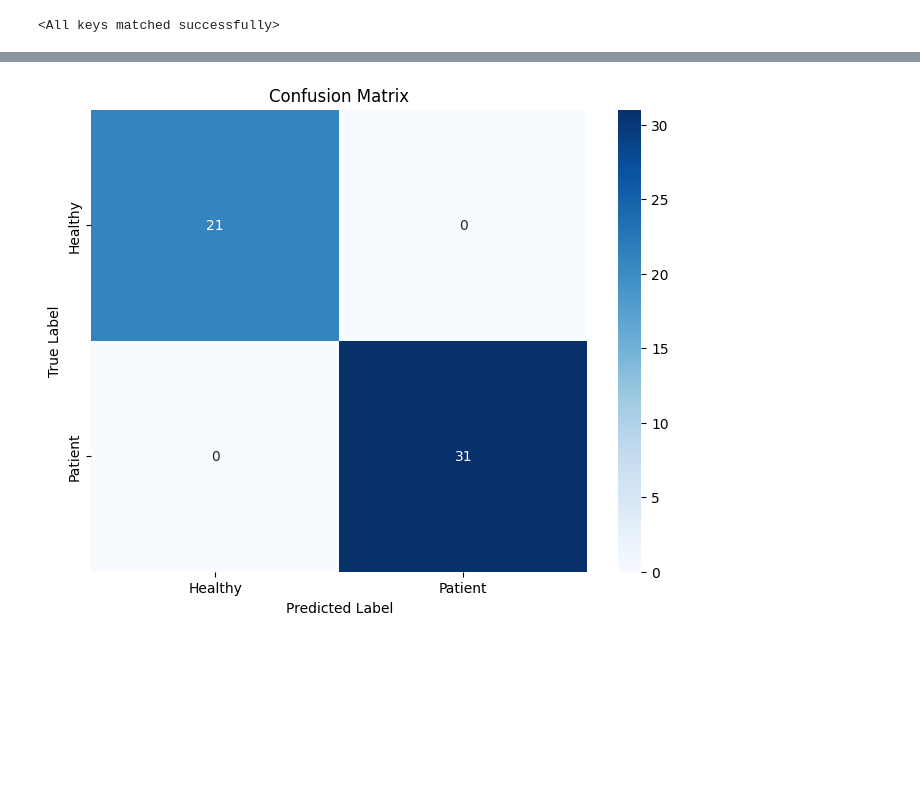
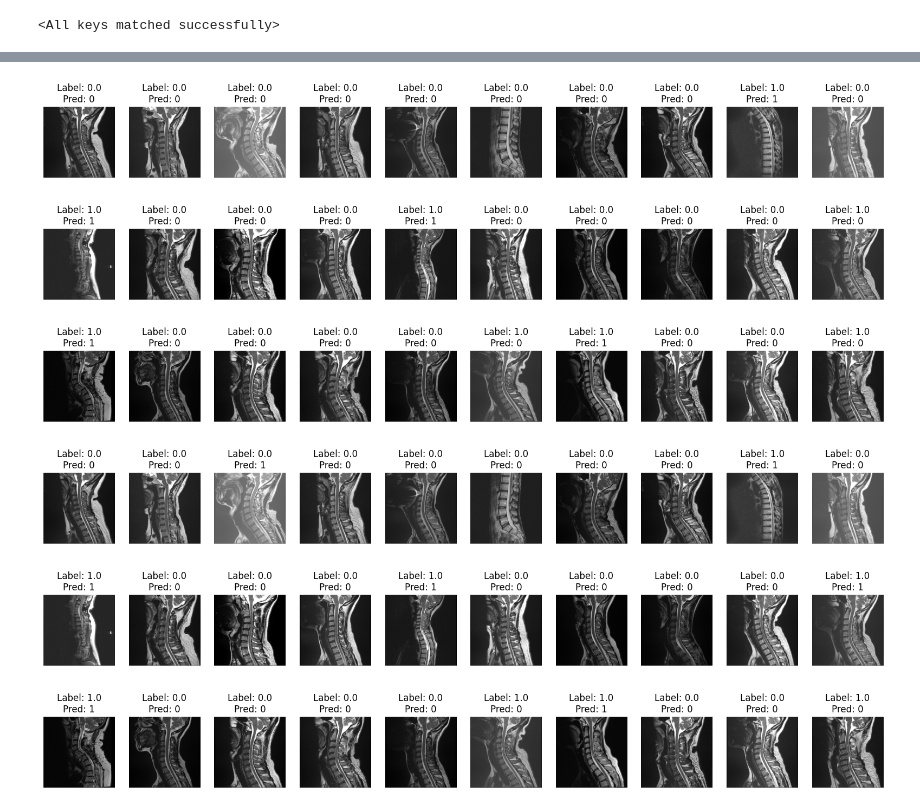
Before and after one commit to LocHuynh2811/Taiwan_Spine-MRI-DL, a Jupyter notebook: Kaggle/spine-mri-dl.ipynb, the cells around one changed output, grey strips where cells are left out. Cells and saved outputs as stored; diff of their text form; code cells hidden in the pictures; blank space fills up the shorter version.

```diff
--- a/Kaggle/spine-mri-dl.ipynb
+++ b/Kaggle/spine-mri-dl.ipynb
@@ -625,5 +730,6 @@ plt.show()
 # %%
 # Load the best model
-spine_model.load_state_dict(torch.load('model_best_stage1.pth'))
+vgg16_model.load_state_dict(torch.load('/kaggle/working/vgg16_model_best_early_stopping.pth'))
+resnet_model.load_state_dict(torch.load('/kaggle/working/resnet_model_best_early_stopping.pth'))
 # %% [output]
 <All keys matched successfully>
@@ -696,11 +735,0 @@ print(f1)
-# %%
-# Compute and plot the confusion matrix
-cm = confusion_matrix(all_labels, all_preds)
-plt.figure(figsize=(8, 6))
-sns.heatmap(cm, annot=True, fmt='d', cmap='Blues', xticklabels=['Healthy', 'Patient'], yticklabels=['Healthy', 'Patient'])
-plt.xlabel('Predicted Label')
-plt.ylabel('True Label')
-plt.title('Confusion Matrix')
-plt.show()
-# %% [output]
-[figure, removed]
@@ -929,0 +736,10 @@ plt.show()
+# %%
+vgg16_labels, vgg16_preds = evaluate_and_show_predictions(vgg16_model,spine_test_loader, device)
+resnet_labels, resnet_preds = evaluate_and_show_predictions(resnet_model,spine_test_loader, device)
+# %% [output]
+[figure, added]
+[figure, added]
+[figure, added]
+[figure, added]
+[figure, added]
+[figure, added]
```
Also changed, not shown: parts of 36 cells of this notebook.
